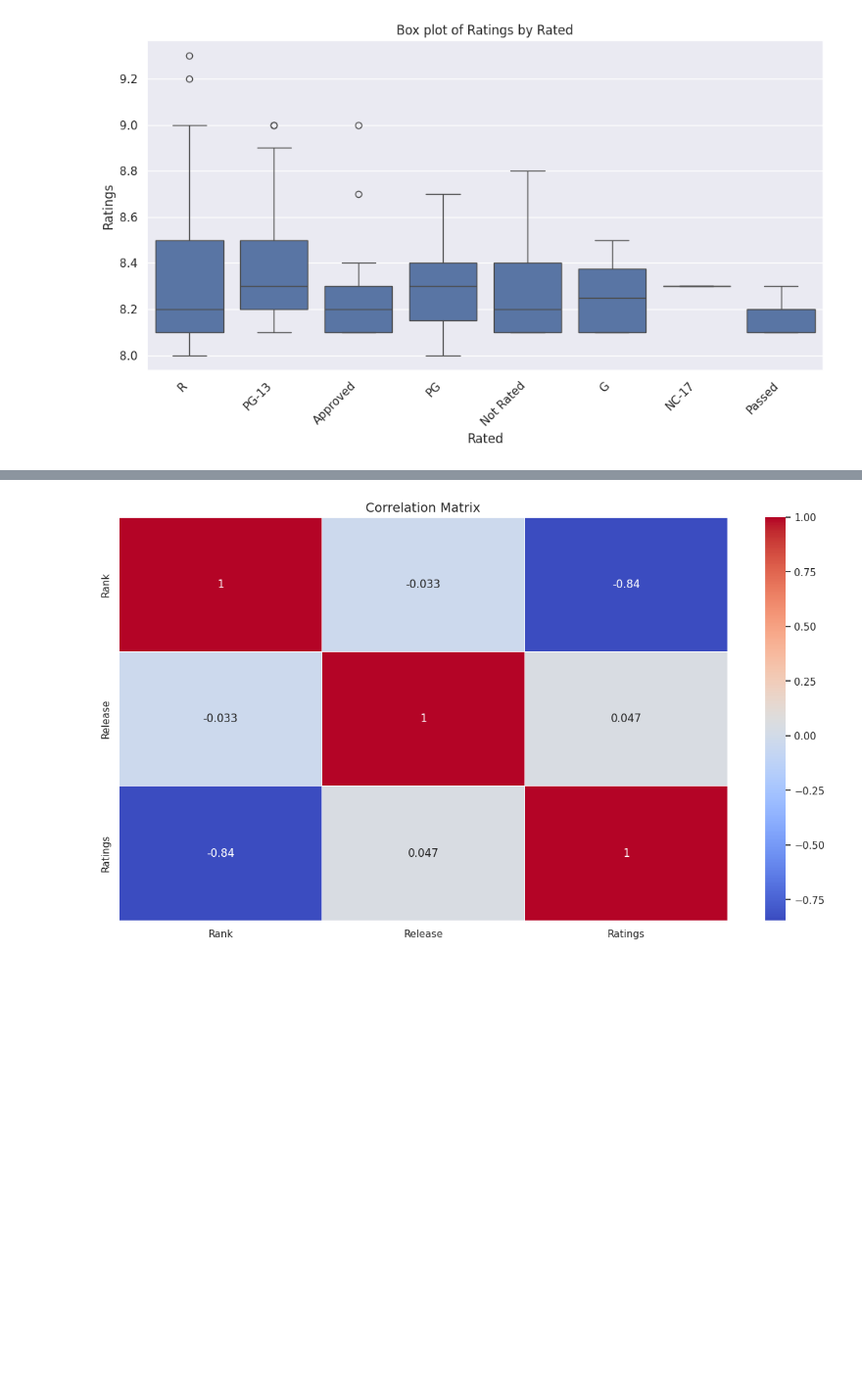
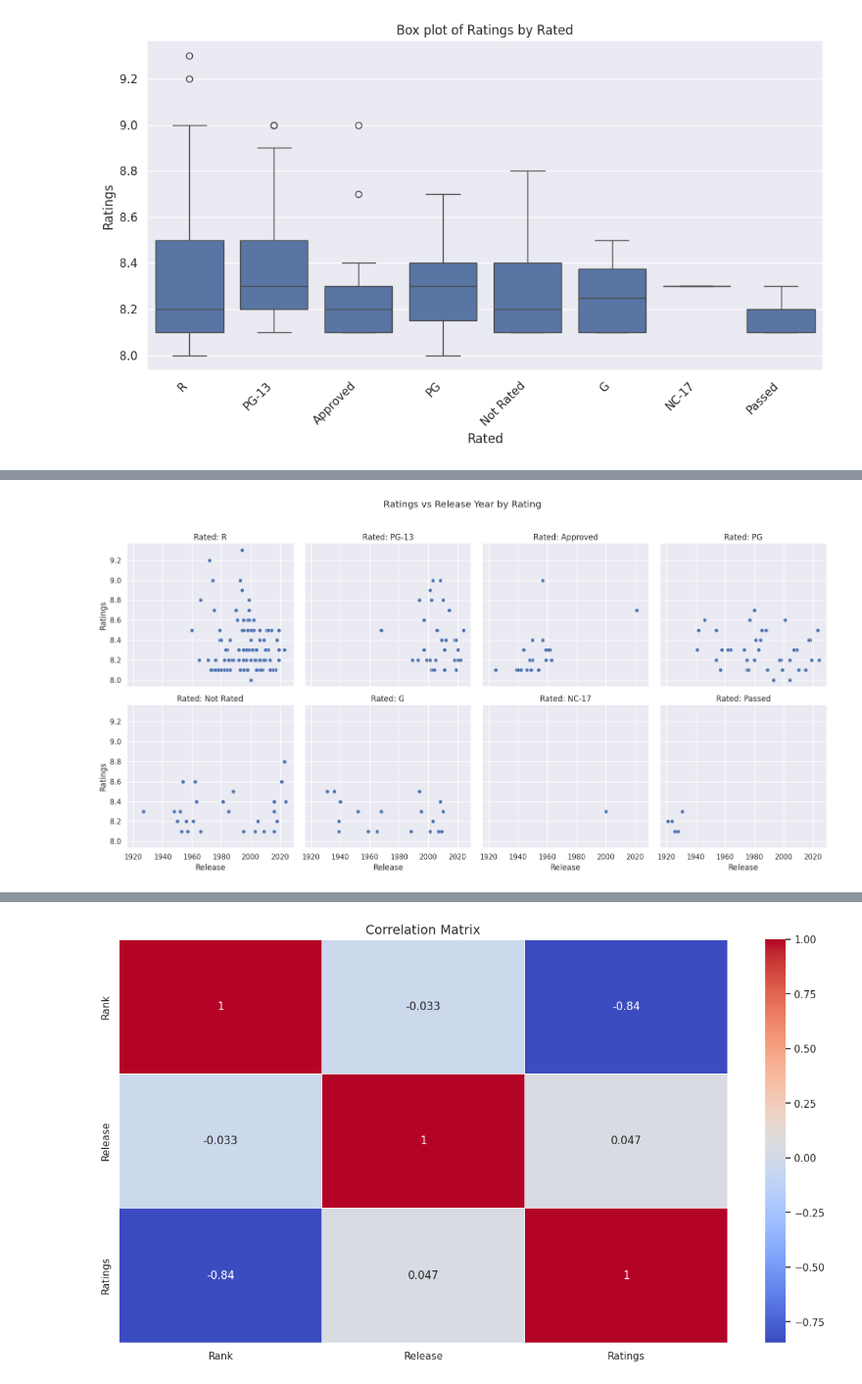
Before and after one commit to Nikhil5566/EDA-Repo, a Jupyter notebook: IMDB_Top_250_Movies_of_All_Time_Dataset.ipynb, the cells around one changed output, grey strips where cells are left out. Shown at 98% size. Cells and saved outputs as stored; diff of their text form; code cells hidden in the pictures; blank space fills up the shorter version.

```diff
--- a/IMDB_Top_250_Movies_of_All_Time_Dataset.ipynb
+++ b/IMDB_Top_250_Movies_of_All_Time_Dataset.ipynb
@@ -235,0 +246,12 @@ for cat_col in categorical_cols:
+# %%
+# Example: Analyzing 'Ratings' by 'Rated' and 'Release' (Categorical and two Numerical)
+# We can use FacetGrids to visualize the relationship between a numerical variable and a categorical variable,
+# further broken down by another numerical variable.
+g = sns.FacetGrid(df, col="Rated", col_wrap=4, height=4)
+g.map(sns.scatterplot, "Release", "Ratings")
+g.fig.suptitle("Ratings vs Release Year by Rating", y=1.02)
+g.set_titles("Rated: {col_name}")
+plt.tight_layout()
+plt.show()
+# %% [output]
+[figure, added]
```
Also changed, not shown: parts of 4 cells of this notebook.
